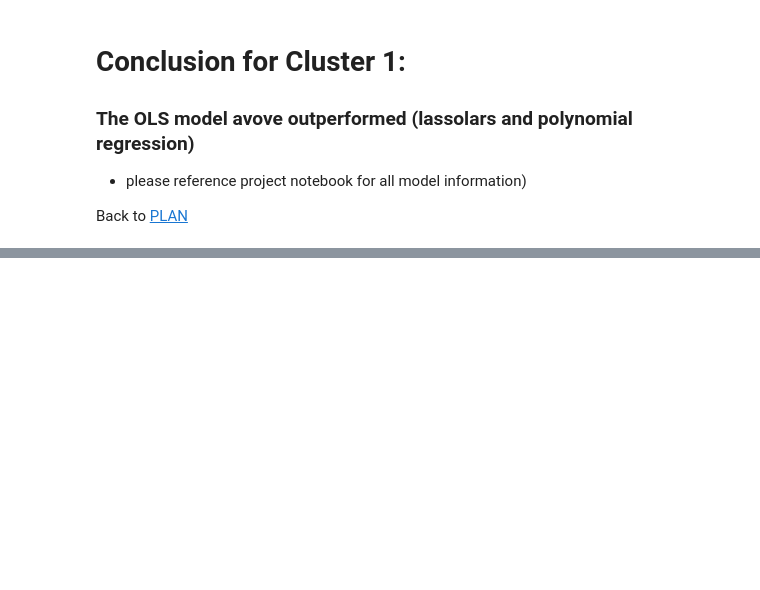
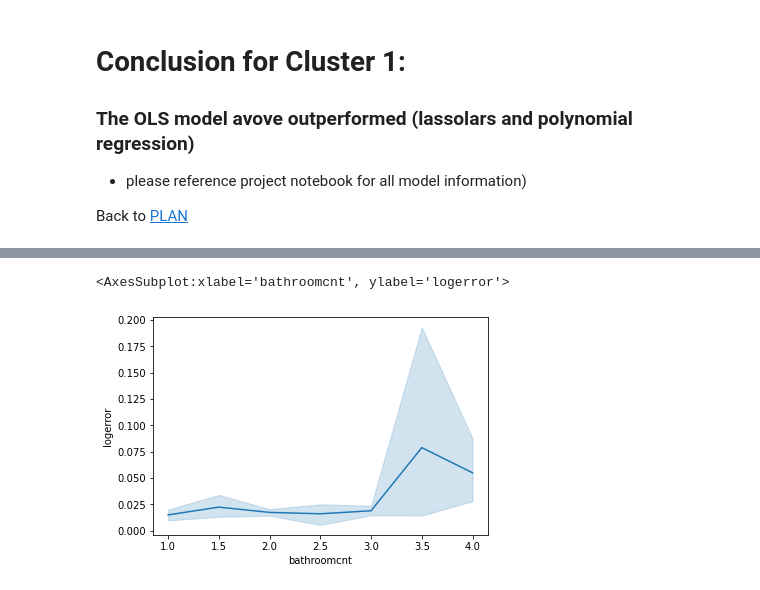
Before and after one commit to EribertoContreras/clustering-exercises, a Jupyter notebook: final_project.ipynb, the cells around one changed output, grey strips where cells are left out. Cells and saved outputs as stored; diff of their text form; code cells hidden in the pictures; blank space fills up the shorter version.

```diff
--- a/final_project.ipynb
+++ b/final_project.ipynb
@@ -548,0 +620,2 @@ Back to [PLAN](#PLAN)
+# %%
+train, validate, test = explore.split_clusters(cluster2)
@@ -548,0 +675,5 @@ Back to [PLAN](#PLAN)
+# %%
+sns.lineplot(data=train, x = 'bathroomcnt' ,y= 'logerror')
+# %% [output]
+<AxesSubplot:xlabel='bathroomcnt', ylabel='logerror'>
+[figure, added]
```
Also changed, not shown: parts of 73 cells of this notebook, 2 other files.
